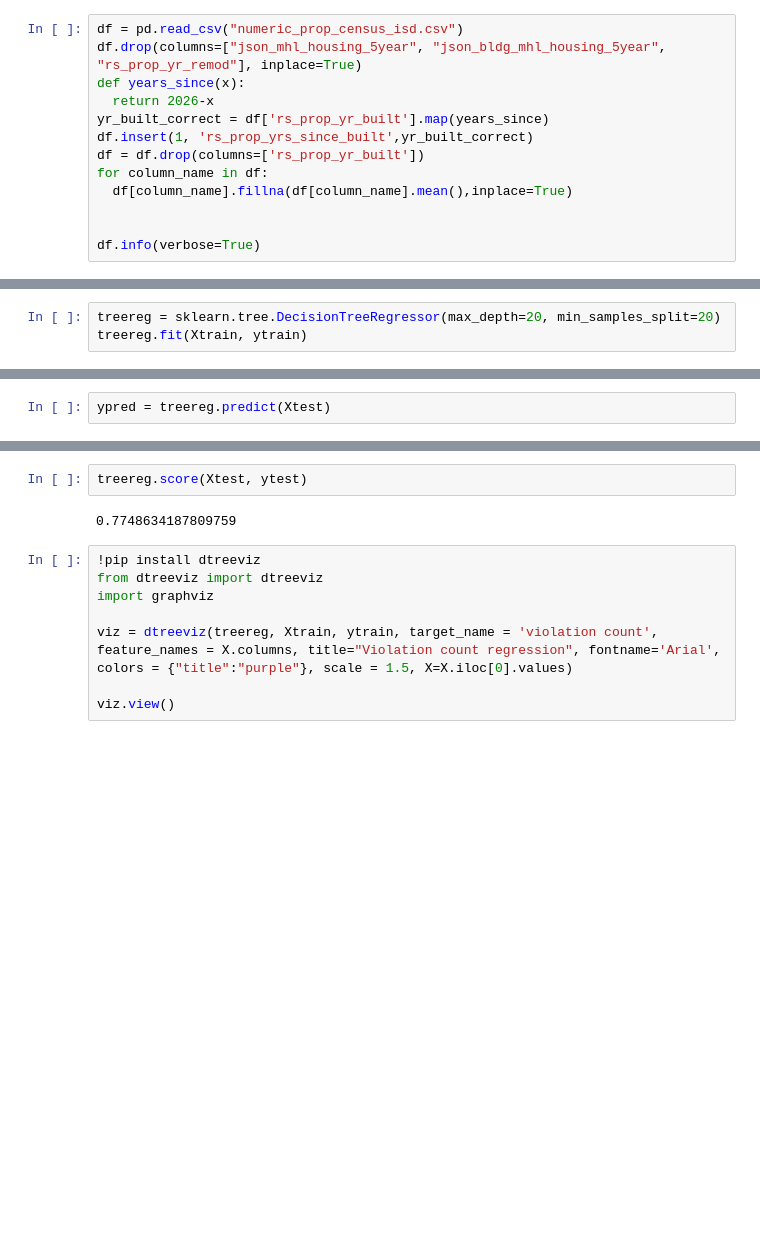
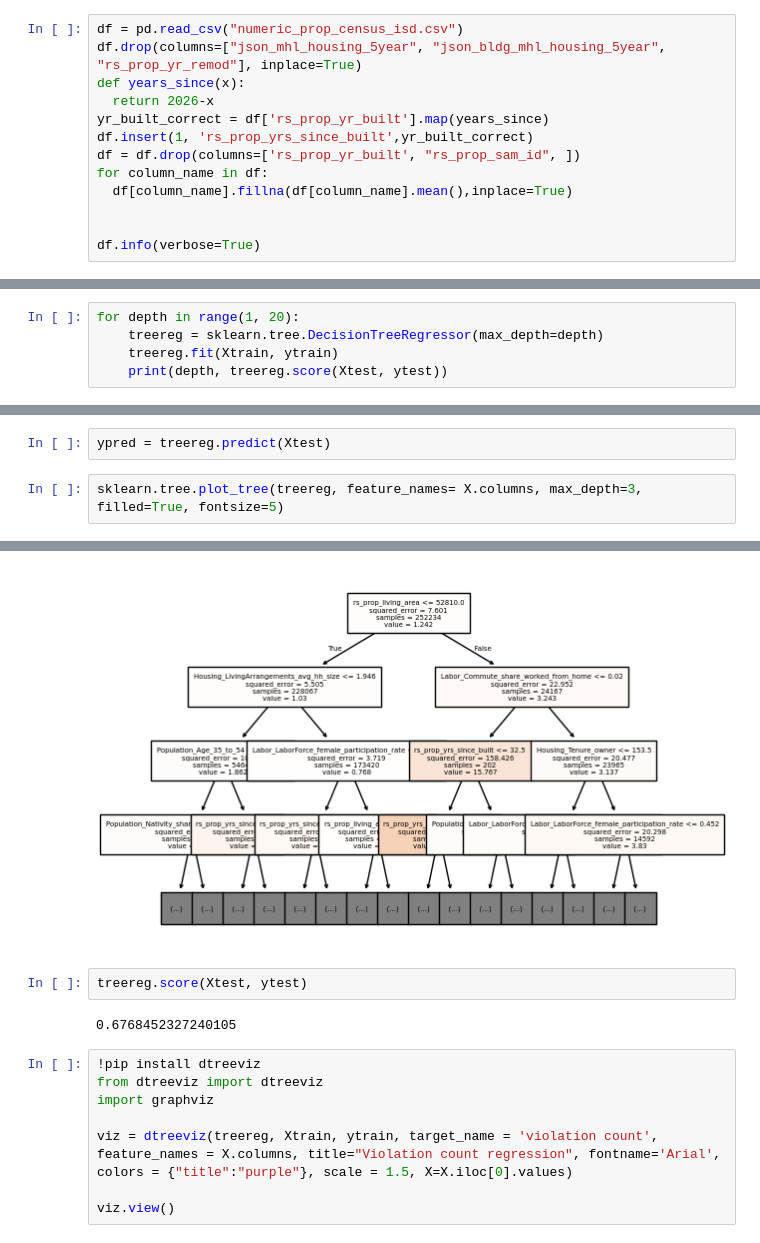
Before and after one commit to shohinis/rentsmart, a Jupyter notebook: decisiontree.ipynb, the cells around one changed output, grey strips where cells are left out. Drawn from its saved outputs; the diff is of its cells as text; blank space fills up the shorter version.

```diff
--- a/decisiontree.ipynb
+++ b/decisiontree.ipynb
@@ -8,7 +8,7 @@ def years_since(x):
   return 2026-x
 yr_built_correct = df['rs_prop_yr_built'].map(years_since)
 df.insert(1, 'rs_prop_yrs_since_built',yr_built_correct)
-df = df.drop(columns=['rs_prop_yr_built'])
+df = df.drop(columns=['rs_prop_yr_built', "rs_prop_sam_id", ])
 for column_name in df:
   df[column_name].fillna(df[column_name].mean(),inplace=True)
 
@@ -45,6 +48,8 @@ type(Xtrain)
 # %% [output]
 pandas.core.frame.DataFrame
 # %%
-treereg = sklearn.tree.DecisionTreeRegressor(max_depth=20, min_samples_split=20)
-treereg.fit(Xtrain, ytrain)
+for depth in range(1, 20):
+    treereg = sklearn.tree.DecisionTreeRegressor(max_depth=depth)
+    treereg.fit(Xtrain, ytrain)
+    print(depth, treereg.score(Xtest, ytest))
 # %% [output]
@@ -52,2 +75,5 @@ DecisionTreeRegressor(max_depth=20, min_samples_split=20)
 # %%
 ypred = treereg.predict(Xtest)
+# %%
+sklearn.tree.plot_tree(treereg, feature_names= X.columns, max_depth=3, filled=True, fontsize=5)
+# %% [output]
@@ -54,7 +97,8 @@ ypred = treereg.predict(Xtest)
+[figure, added]
 # %%
 treereg.score(Xtest, ytest)
 # %% [output]
-0.7748634187809759
+0.6768452327240105
 # %%
 !pip install dtreeviz
 from dtreeviz import dtreeviz
```
Also changed, not shown: parts of 6 cells of this notebook, 1 other file.
